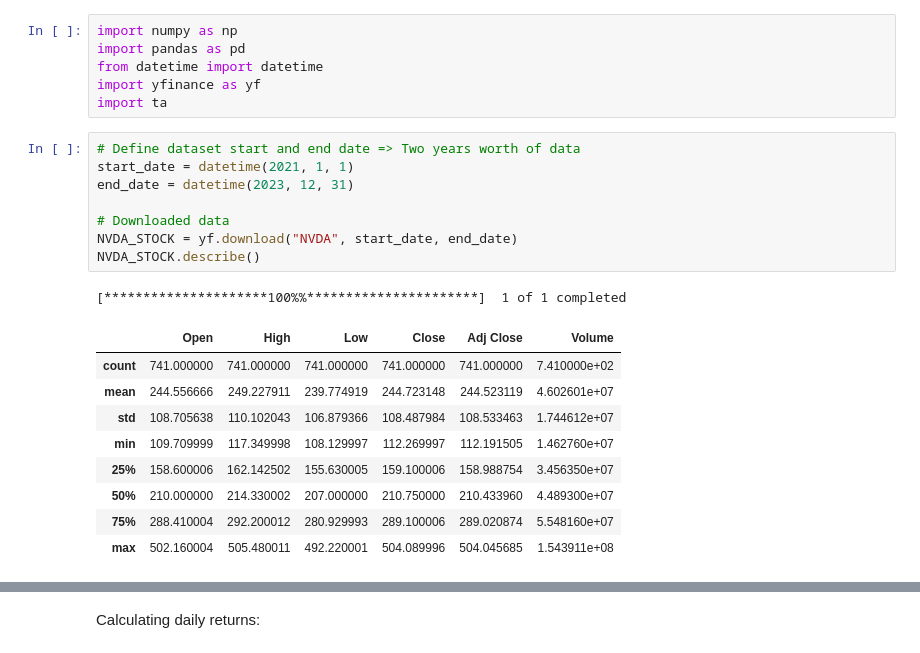
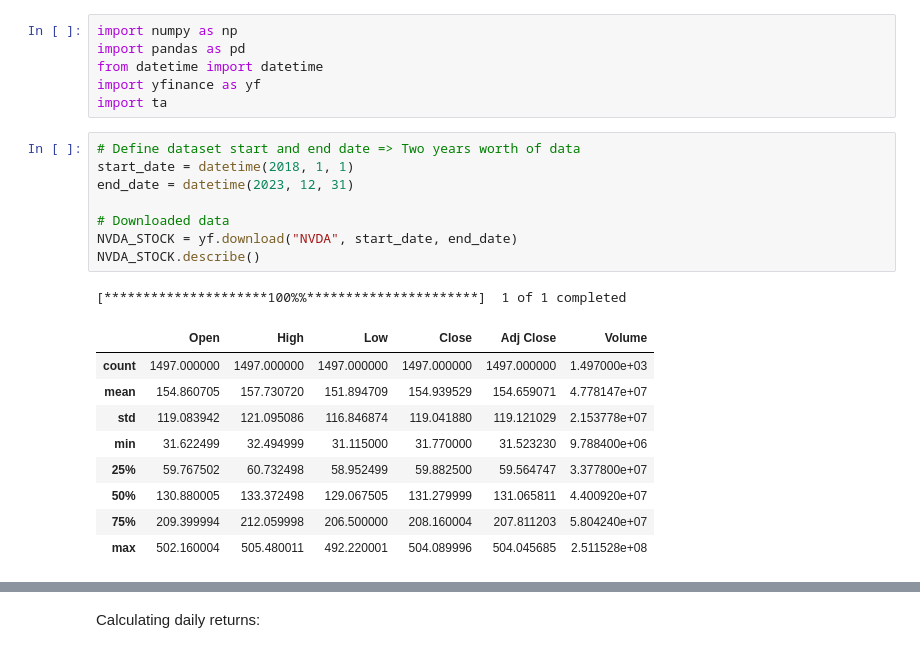
Before and after one commit to piyush-an/INFO7374_Predict_StockPrice, a Jupyter notebook: notebooks/2_FeatureMart.ipynb, the cells around one changed output, grey strips where cells are left out. Saved outputs shown, nothing was run; the diff lists cells and outputs as text.

```diff
--- a/notebooks/2_FeatureMart.ipynb
+++ b/notebooks/2_FeatureMart.ipynb
@@ -61,20 +26,20 @@ import yfinance as yf
 import ta
 # %%
 # Define dataset start and end date => Two years worth of data
-start_date = datetime(2021, 1, 1)
+start_date = datetime(2018, 1, 1)
 end_date = datetime(2023, 12, 31)
 
 # Downloaded data
 NVDA_STOCK = yf.download("NVDA", start_date, end_date)
 NVDA_STOCK.describe()
 # %% [output]
 [*********************100%%**********************]  1 of 1 completed
 |  | Open | High | Low | Close | Adj Close | Volume |
-| count | 741.000000 | 741.000000 | 741.000000 | 741.000000 | 741.000000 | 7.410000e+02 |
-| mean | 244.556666 | 249.227911 | 239.774919 | 244.723148 | 244.523119 | 4.602601e+07 |
-| std | 108.705638 | 110.102043 | 106.879366 | 108.487984 | 108.533463 | 1.744612e+07 |
-| min | 109.709999 | 117.349998 | 108.129997 | 112.269997 | 112.191505 | 1.462760e+07 |
-| 25% | 158.600006 | 162.142502 | 155.630005 | 159.100006 | 158.988754 | 3.456350e+07 |
-| 50% | 210.000000 | 214.330002 | 207.000000 | 210.750000 | 210.433960 | 4.489300e+07 |
-| 75% | 288.410004 | 292.200012 | 280.929993 | 289.100006 | 289.020874 | 5.548160e+07 |
-| max | 502.160004 | 505.480011 | 492.220001 | 504.089996 | 504.045685 | 1.543911e+08 |
+| count | 1497.000000 | 1497.000000 | 1497.000000 | 1497.000000 | 1497.000000 | 1.497000e+03 |
+| mean | 154.860705 | 157.730720 | 151.894709 | 154.939529 | 154.659071 | 4.778147e+07 |
+| std | 119.083942 | 121.095086 | 116.846874 | 119.041880 | 119.121029 | 2.153778e+07 |
+| min | 31.622499 | 32.494999 | 31.115000 | 31.770000 | 31.523230 | 9.788400e+06 |
+| 25% | 59.767502 | 60.732498 | 58.952499 | 59.882500 | 59.564747 | 3.377800e+07 |
+| 50% | 130.880005 | 133.372498 | 129.067505 | 131.279999 | 131.065811 | 4.400920e+07 |
+| 75% | 209.399994 | 212.059998 | 206.500000 | 208.160004 | 207.811203 | 5.804240e+07 |
+| max | 502.160004 | 505.480011 | 492.220001 | 504.089996 | 504.045685 | 2.511528e+08 |
```
Also changed, not shown: parts of 23 cells of this notebook, 1 other file.
